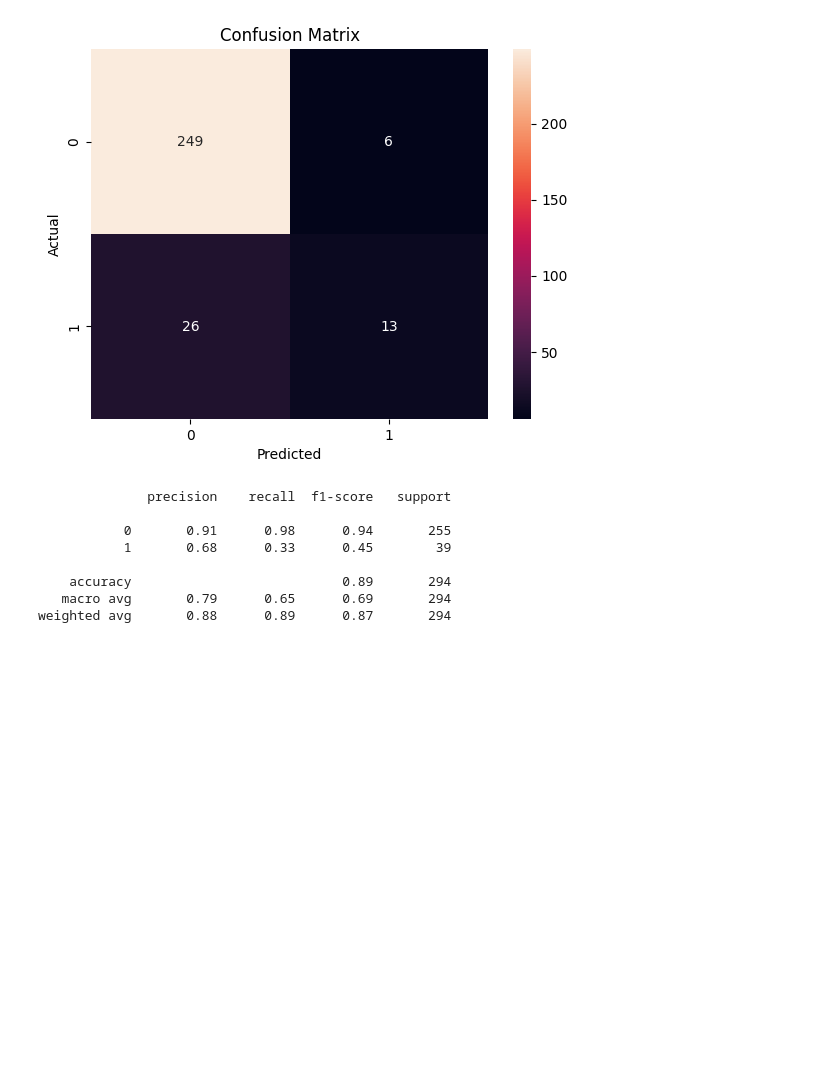
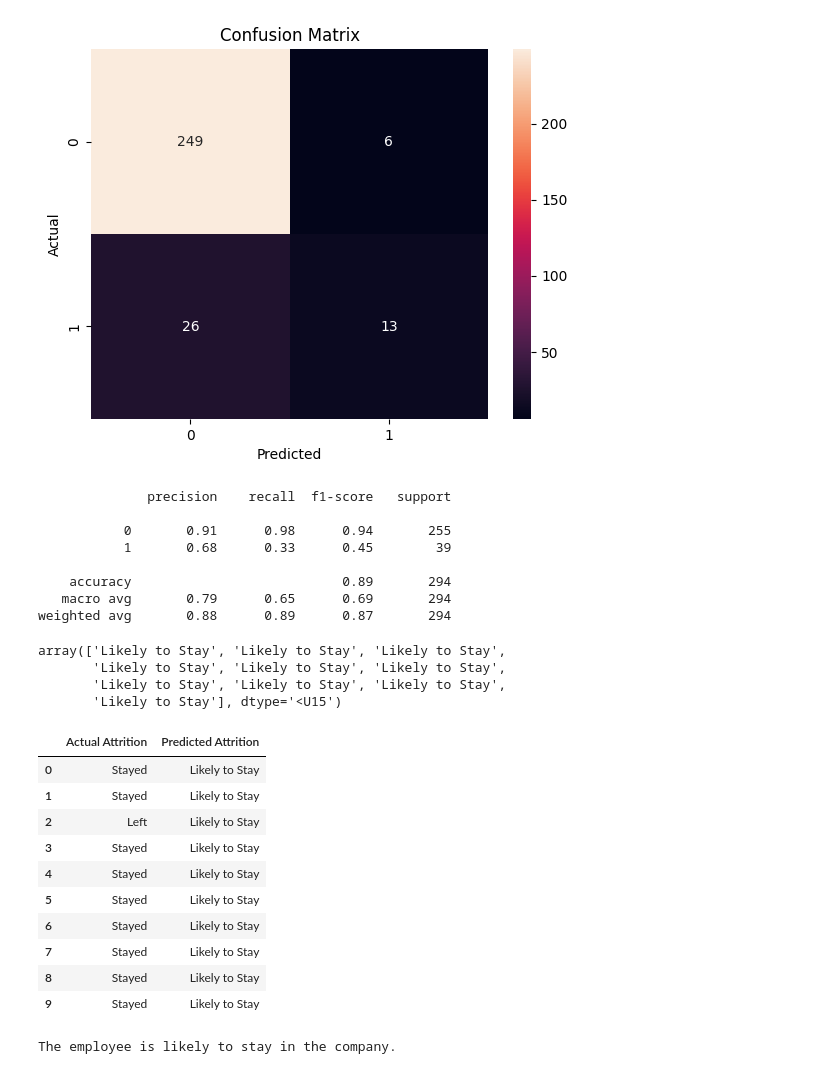
Before and after one commit to Vijay-coder-stack/Employee-Attrition, a Jupyter notebook: employee_attrition.ipynb, the cells around one changed output. Saved outputs shown, nothing was run; the diff lists cells and outputs as text; code cells hidden in the pictures; blank space fills up the shorter version.

```diff
--- a/employee_attrition.ipynb
+++ b/employee_attrition.ipynb
@@ -9,7 +9,7 @@ from sklearn.preprocessing import LabelEncoder, StandardScaler
 from sklearn.linear_model import LogisticRegression
 from sklearn.metrics import accuracy_score, confusion_matrix, classification_report
 # %%
-df = pd.read_csv("C:/Users/Personal/Desktop/Employee/Employee-Attrition.csv.csv")
+df = pd.read_csv("C:/Users/Personal/Desktop/Employee/Employee-Attrition.csv")
 # %%
 df.shape
 # %% [output]
@@ -167,3 +167,40 @@ print(classification_report(y_test, y_pred))
     accuracy                           0.89       294
    macro avg       0.79      0.65      0.69       294
 weighted avg       0.88      0.89      0.87       294
+# %%
+prediction_labels = np.where(y_pred == 1, "Likely to Leave", "Likely to Stay")
+prediction_labels[:10]
+# %% [output]
+array(['Likely to Stay', 'Likely to Stay', 'Likely to Stay',
+       'Likely to Stay', 'Likely to Stay', 'Likely to Stay',
+       'Likely to Stay', 'Likely to Stay', 'Likely to Stay',
+       'Likely to Stay'], dtype='<U15')
+# %%
+results = pd.DataFrame({
+    "Actual Attrition": y_test.map({1: "Left", 0: "Stayed"}).values,
+    "Predicted Attrition": prediction_labels
+})
+
+results.head(10)
+# %% [output]
+|  | Actual Attrition | Predicted Attrition |
+| 0 | Stayed | Likely to Stay |
+| 1 | Stayed | Likely to Stay |
+| 2 | Left | Likely to Stay |
+| 3 | Stayed | Likely to Stay |
+| 4 | Stayed | Likely to Stay |
+| 5 | Stayed | Likely to Stay |
+| 6 | Stayed | Likely to Stay |
+| 7 | Stayed | Likely to Stay |
+| 8 | Stayed | Likely to Stay |
+| 9 | Stayed | Likely to Stay |
+# %%
+sample_employee = X_test[0].reshape(1, -1)
+prediction = model.predict(sample_employee)
+
+if prediction[0] == 1:
+    print("The employee is likely to leave the company.")
+else:
+    print("The employee is likely to stay in the company.")
+# %% [output]
+The employee is likely to stay in the company.
```
